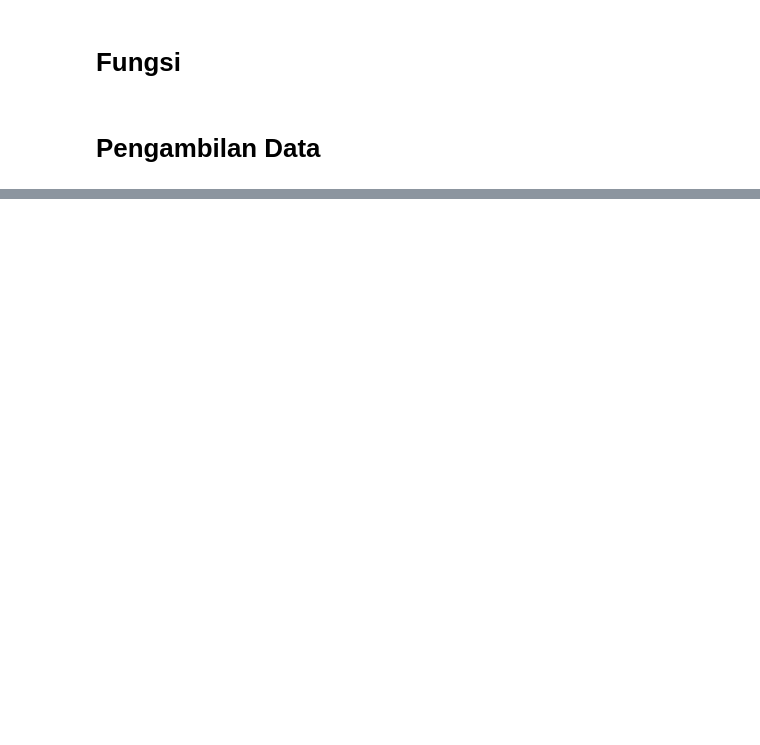
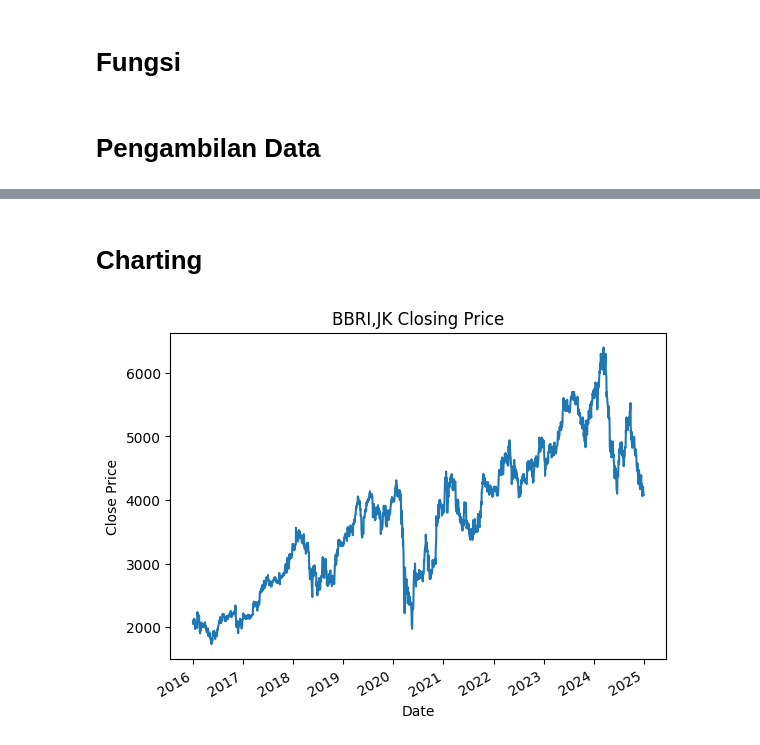
Before and after one commit to Putra48/71241116_Struktur_Data_A, a Jupyter notebook: strukdat1/71241116_Project01.ipynb, the cells around one changed output, grey strips where cells are left out. Saved outputs shown, nothing was run; the diff lists cells and outputs as text; code cells hidden in the pictures; blank space fills up the shorter version.

```diff
--- a/strukdat1/71241116_Project01.ipynb
+++ b/strukdat1/71241116_Project01.ipynb
@@ -14,6 +14,6 @@ def fetch_data(tickers, start_date, end_date, auto_adjust=True):
 # %% [markdown]
 # Pengambilan Data
 # %%
-tickers = ['BBRI.Jk']
+tickers = ['BBRI.JK']
 data = fetch_data(tickers=tickers, start_date='2016-01-01', end_date='2025-01-01', auto_adjust=False)
 data
@@ -25,0 +37,10 @@ plt.show()
+# %% [markdown]
+# Charting
+# %%
+import matplotlib.pyplot as plt
+data[('Close','BBRI.JK')].plot(title='BBRI,JK Closing Price')
+plt.xlabel('Date')
+plt.ylabel('Close Price')
+plt.show()
+# %% [output]
+[figure, added]
```
Also changed, not shown: parts of 3 cells of this notebook.
